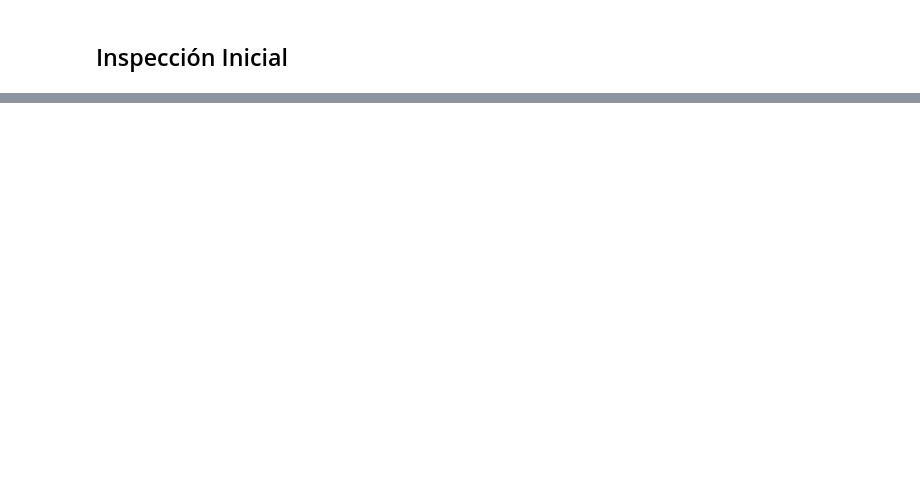
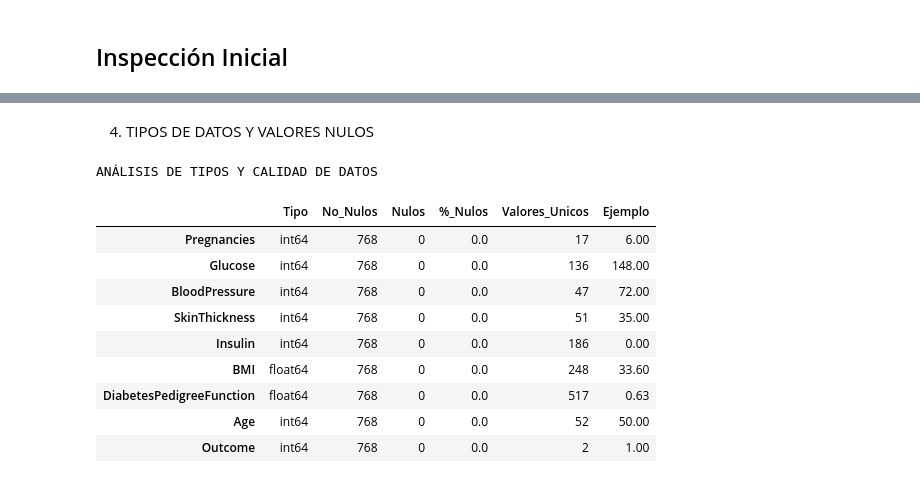
Before and after one commit to angel-rom444/diabetes-risk-predictor, a Jupyter notebook: notebooks/01_data_acquisition.ipynb, the cells around one changed output, grey strips where cells are left out. Saved outputs shown, nothing was run; the diff lists cells and outputs as text; code cells hidden in the pictures; blank space fills up the shorter version.

```diff
--- a/notebooks/01_data_acquisition.ipynb
+++ b/notebooks/01_data_acquisition.ipynb
@@ -161,0 +176,27 @@ memory usage: 54.1 KB
+# %% [markdown]
+4. TIPOS DE DATOS Y VALORES NULOS
+# %%
+print('ANÁLISIS DE TIPOS Y CALIDAD DE DATOS')
+
+info_df = pd.DataFrame({
+    'Tipo': df.dtypes,
+    'No_Nulos': df.notna().sum(),
+    'Nulos': df.isna().sum(),
+    '%_Nulos': (df.isna().sum() / len(df) * 100).round(2),
+    'Valores_Unicos': df.nunique(),
+    'Ejemplo': [df[col].iloc[0] for col in df.columns]
+})
+
+display(info_df)
+# %% [output]
+ANÁLISIS DE TIPOS Y CALIDAD DE DATOS
+|  | Tipo | No_Nulos | Nulos | %_Nulos | Valores_Unicos | Ejemplo |
+| Pregnancies | int64 | 768 | 0 | 0.0 | 17 | 6.00 |
+| Glucose | int64 | 768 | 0 | 0.0 | 136 | 148.00 |
+| BloodPressure | int64 | 768 | 0 | 0.0 | 47 | 72.00 |
+| SkinThickness | int64 | 768 | 0 | 0.0 | 51 | 35.00 |
+| Insulin | int64 | 768 | 0 | 0.0 | 186 | 0.00 |
+| BMI | float64 | 768 | 0 | 0.0 | 248 | 33.60 |
+| DiabetesPedigreeFunction | float64 | 768 | 0 | 0.0 | 517 | 0.63 |
+| Age | int64 | 768 | 0 | 0.0 | 52 | 50.00 |
+| Outcome | int64 | 768 | 0 | 0.0 | 2 | 1.00 |
```
Also changed, not shown: parts of 15 cells of this notebook.
